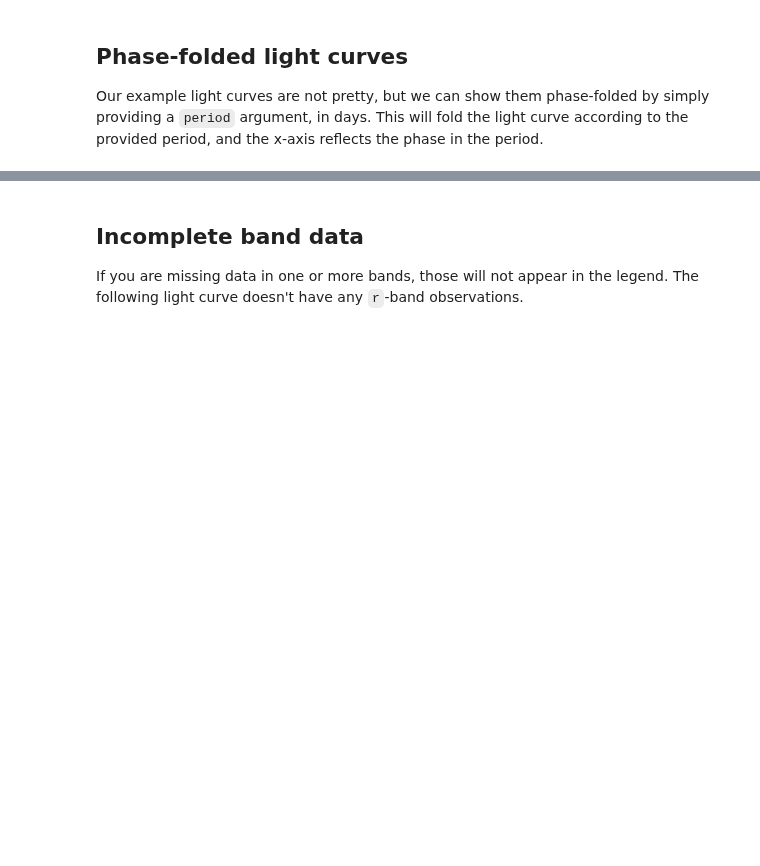
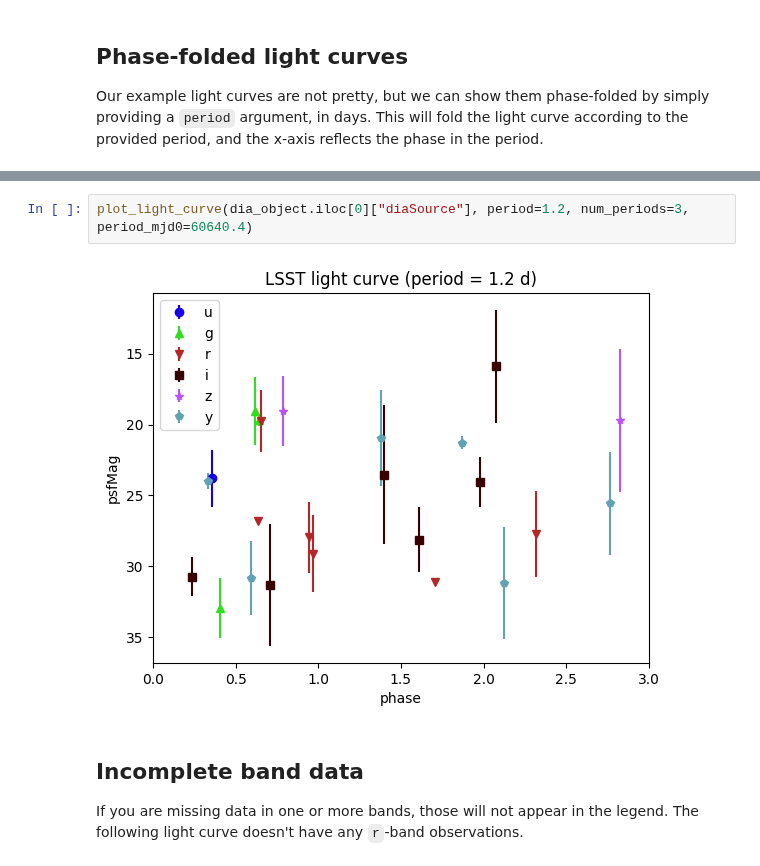
Before and after one commit to astronomy-commons/lsdb-rubin, a Jupyter notebook: docs/notebooks/plot_light_curves.ipynb, the cells around one changed output, grey strips where cells are left out. Drawn from its saved outputs; the diff is of its cells as text; blank space fills up the shorter version.

```diff
--- a/docs/notebooks/plot_light_curves.ipynb
+++ b/docs/notebooks/plot_light_curves.ipynb
@@ -46,3 +63,7 @@ plot_light_curve(dia_object.iloc[0]["diaSource"], period=3.6)
+# %%
+plot_light_curve(dia_object.iloc[0]["diaSource"], period=1.2, num_periods=3, period_mjd0=60640.4)
+# %% [output]
+[figure, added]
 # %% [markdown]
 ## Incomplete band data
 
```
Also changed, not shown: parts of 11 cells of this notebook, 2 other files.
